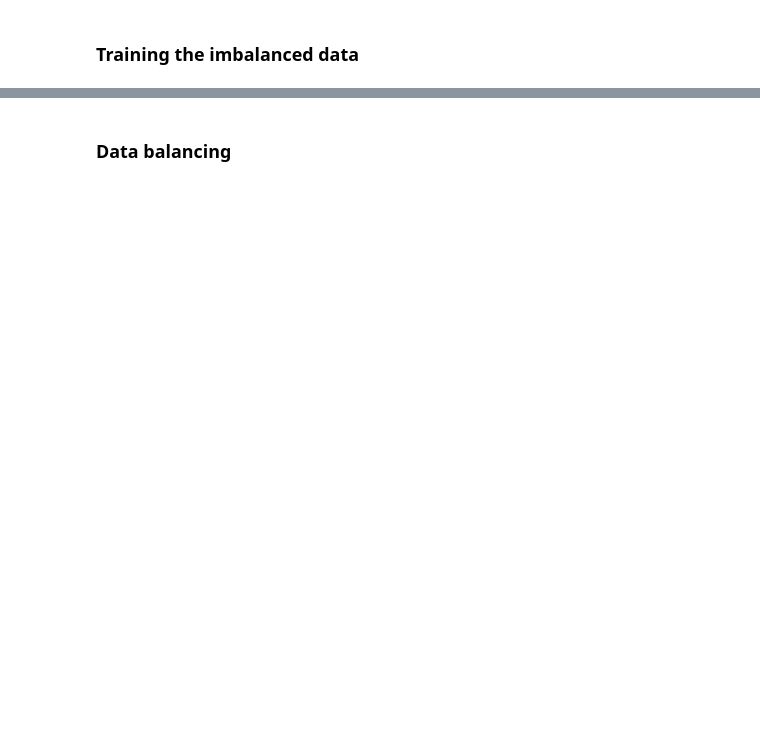
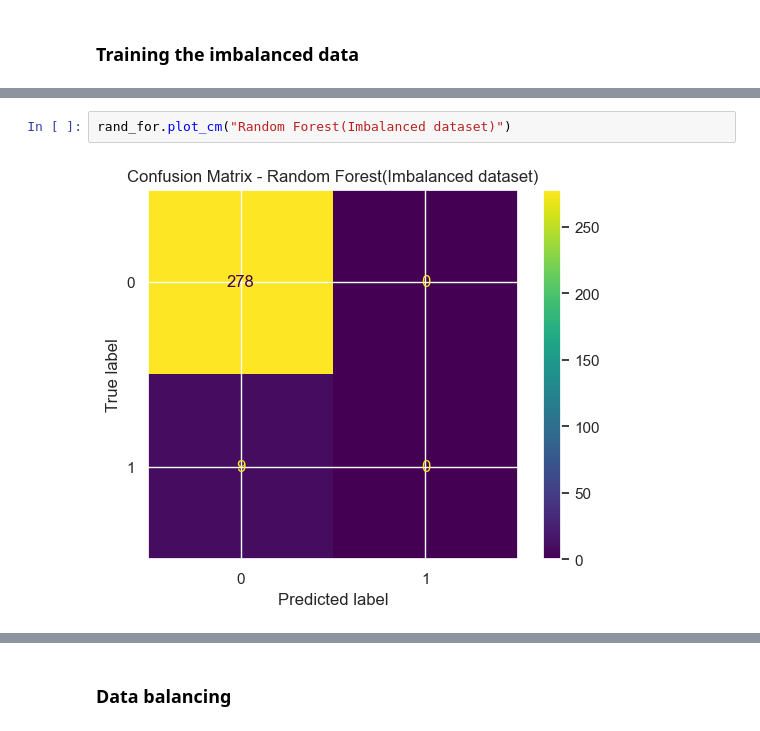
Before and after one commit to FavourAkumute/UTI-detection, a Jupyter notebook: UTI_detection.ipynb, the cells around one changed output, grey strips where cells are left out. Cells and saved outputs as stored; diff of their text form; blank space fills up the shorter version.

```diff
--- a/UTI_detection.ipynb
+++ b/UTI_detection.ipynb
@@ -276,0 +294,4 @@ weighted avg       1.00      1.00      1.00       431
+# %%
+rand_for.plot_cm("Random Forest(Imbalanced dataset)")
+# %% [output]
+[figure, added]
```
Also changed, not shown: parts of 76 cells of this notebook.
